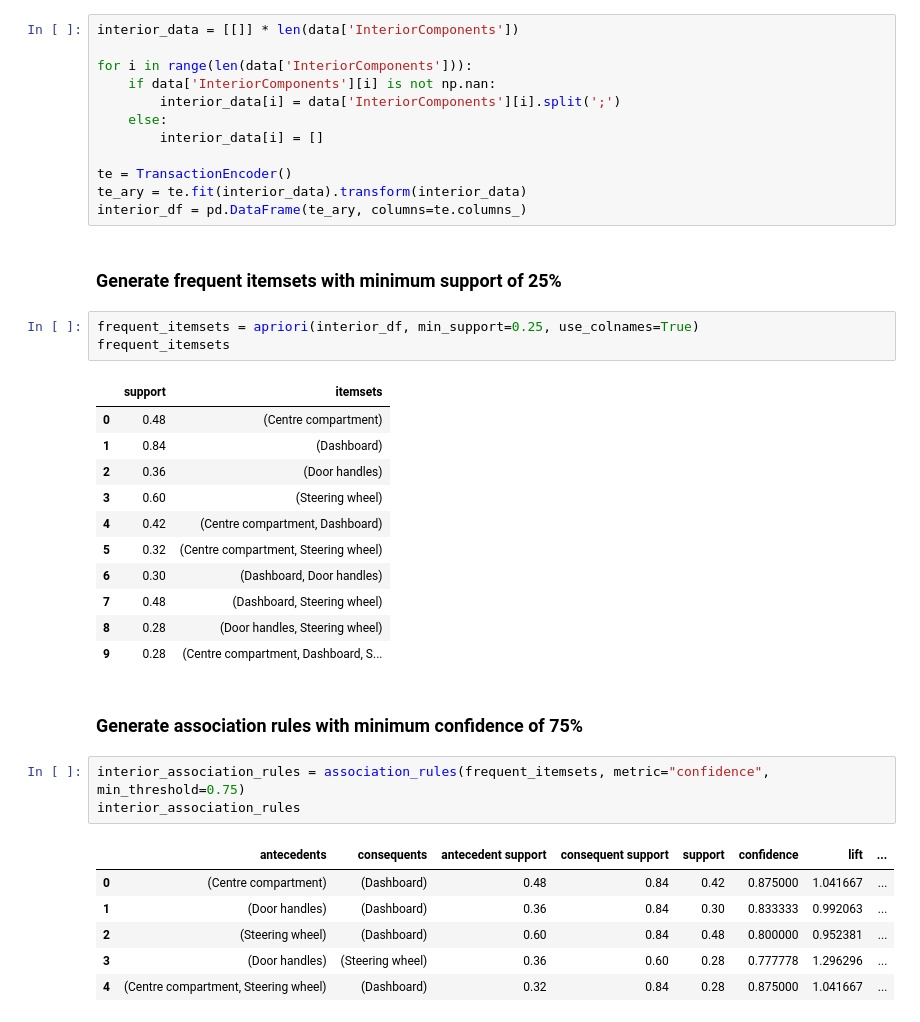
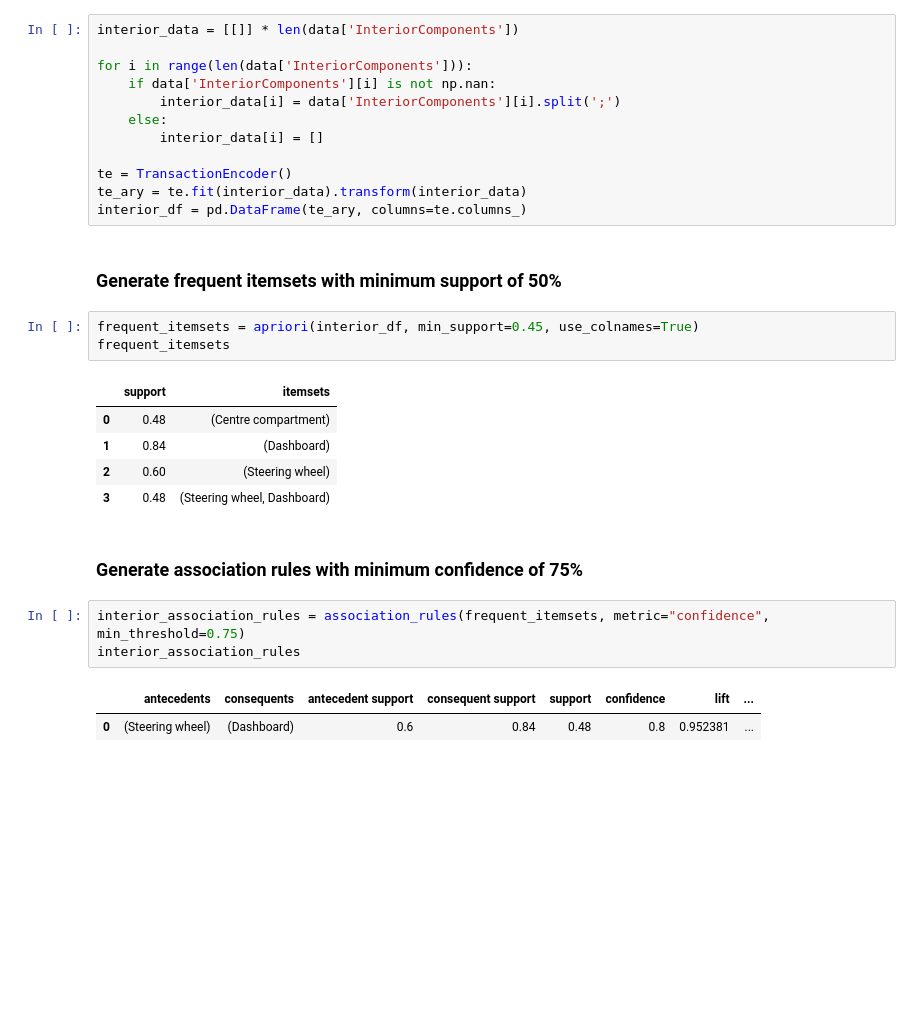
Before and after one commit to PatrickPetch/product-survey-data-analysis, a Jupyter notebook: tzeen_analysis.ipynb, the cells around one changed output. Cells and saved outputs as stored; diff of their text form; blank space fills up the shorter version.

```diff
--- a/tzeen_analysis.ipynb
+++ b/tzeen_analysis.ipynb
@@ -101,22 +101,16 @@ te = TransactionEncoder()
 te_ary = te.fit(interior_data).transform(interior_data)
 interior_df = pd.DataFrame(te_ary, columns=te.columns_)
 # %% [markdown]
-### Generate frequent itemsets with minimum support of 25%
+### Generate frequent itemsets with minimum support of 50%
 # %%
-frequent_itemsets = apriori(interior_df, min_support=0.25, use_colnames=True)
+frequent_itemsets = apriori(interior_df, min_support=0.45, use_colnames=True)
 frequent_itemsets
 # %% [output]
 |  | support | itemsets |
 | 0 | 0.48 | (Centre compartment) |
 | 1 | 0.84 | (Dashboard) |
-| 2 | 0.36 | (Door handles) |
-| 3 | 0.60 | (Steering wheel) |
-| 4 | 0.42 | (Centre compartment, Dashboard) |
-| 5 | 0.32 | (Centre compartment, Steering wheel) |
-| 6 | 0.30 | (Dashboard, Door handles) |
-| 7 | 0.48 | (Dashboard, Steering wheel) |
-| 8 | 0.28 | (Door handles, Steering wheel) |
-| 9 | 0.28 | (Centre compartment, Dashboard, S... |
+| 2 | 0.60 | (Steering wheel) |
+| 3 | 0.48 | (Steering wheel, Dashboard) |
 # %% [markdown]
 ### Generate association rules with minimum confidence of 75%
 # %%
@@ -124,9 +118,5 @@ interior_association_rules = association_rules(frequent_itemsets, metric="confid
 interior_association_rules
 # %% [output]
 |  | antecedents | consequents | antecedent support | consequent support | support | confidence | lift | ... |
-| 0 | (Centre compartment) | (Dashboard) | 0.48 | 0.84 | 0.42 | 0.875000 | 1.041667 | ... |
-| 1 | (Door handles) | (Dashboard) | 0.36 | 0.84 | 0.30 | 0.833333 | 0.992063 | ... |
-| 2 | (Steering wheel) | (Dashboard) | 0.60 | 0.84 | 0.48 | 0.800000 | 0.952381 | ... |
-| 3 | (Door handles) | (Steering wheel) | 0.36 | 0.60 | 0.28 | 0.777778 | 1.296296 | ... |
-| 4 | (Centre compartment, Steering wheel) | (Dashboard) | 0.32 | 0.84 | 0.28 | 0.875000 | 1.041667 | ... |
+| 0 | (Steering wheel) | (Dashboard) | 0.6 | 0.84 | 0.48 | 0.8 | 0.952381 | ... |
 # %% [markdown]
```
Also changed, not shown: parts of 25 cells of this notebook.
